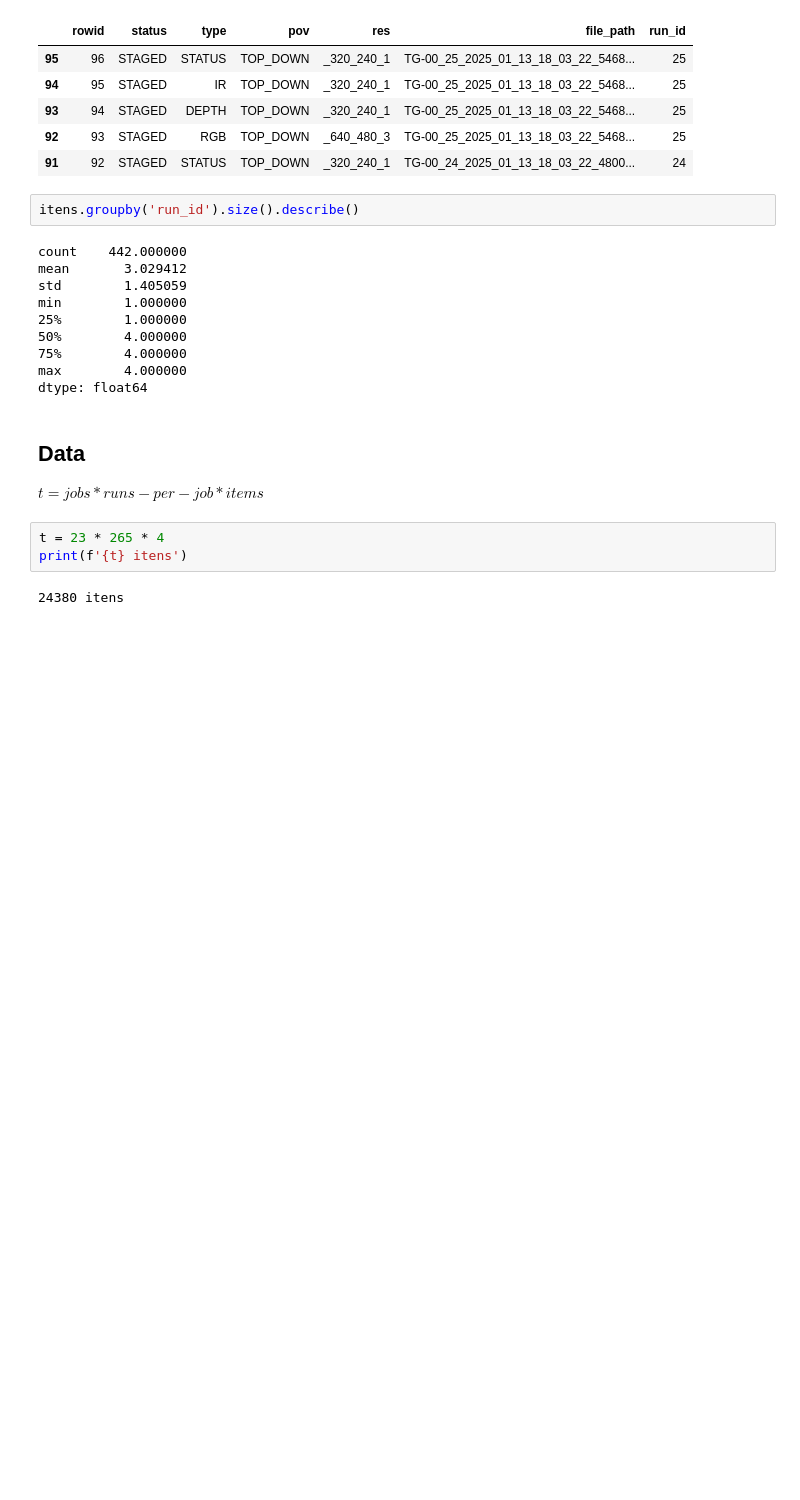
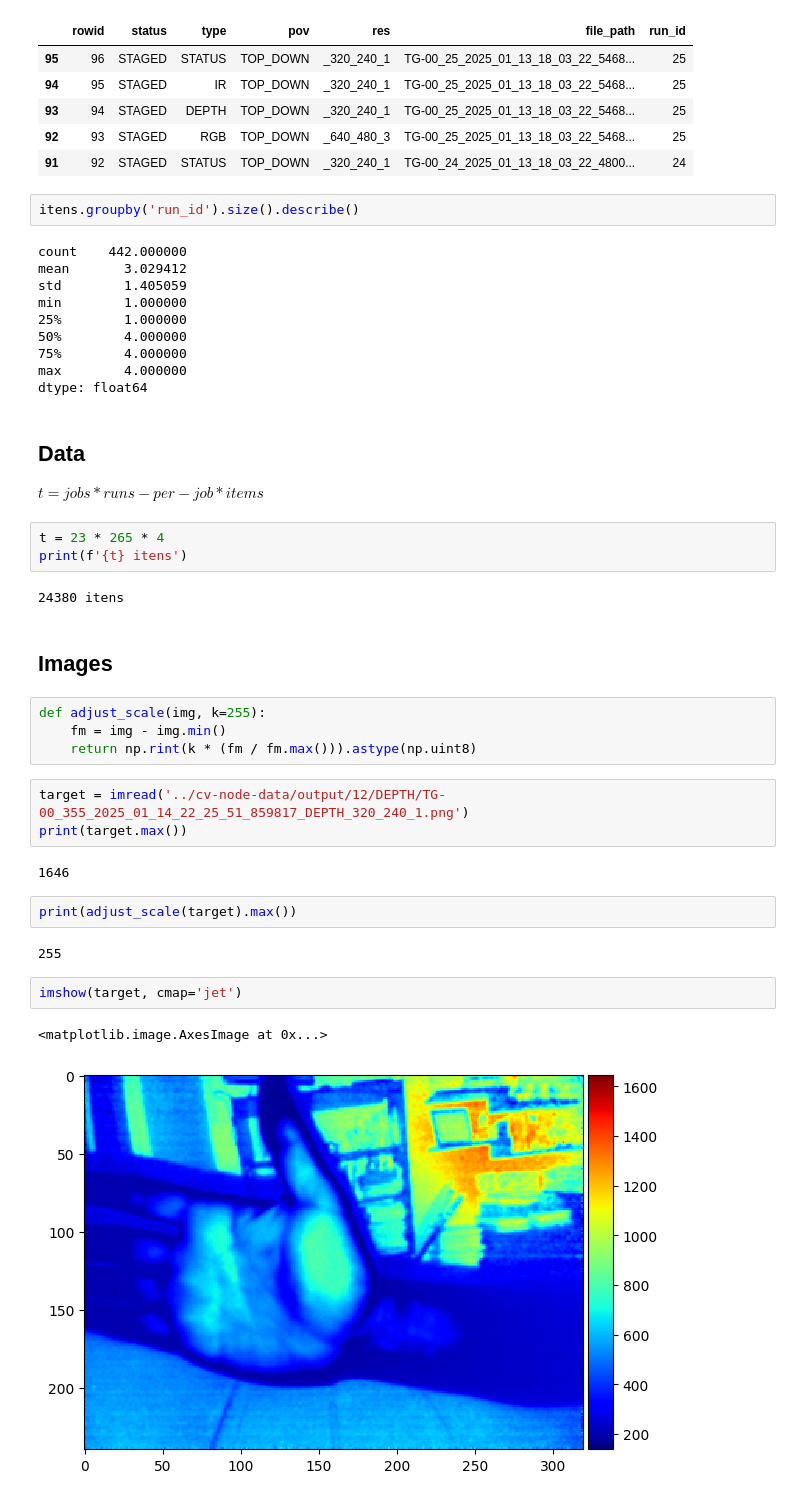
Before and after one commit to ppgzt/cv-node, a Jupyter notebook: analytics/data-analysis.ipynb, the cells around one changed output. Saved outputs shown, nothing was run; the diff lists cells and outputs as text; blank space fills up the shorter version.

```diff
--- a/analytics/data-analysis.ipynb
+++ b/analytics/data-analysis.ipynb
@@ -107,3 +108,23 @@ t = 23 * 265 * 4
 print(f'{t} itens')
 # %% [output]
 24380 itens
+# %% [markdown]
+## Images
+# %%
+def adjust_scale(img, k=255):
+    fm = img - img.min()
+    return np.rint(k * (fm / fm.max())).astype(np.uint8)
+# %%
+target = imread('../cv-node-data/output/12/DEPTH/TG-00_355_2025_01_14_22_25_51_859817_DEPTH_320_240_1.png')
+print(target.max())
+# %% [output]
+1646
+# %%
+print(adjust_scale(target).max())
+# %% [output]
+255
+# %%
+imshow(target, cmap='jet')
+# %% [output]
+<matplotlib.image.AxesImage at 0x...>
+[figure, added]
```
Also changed, not shown: parts of 2 cells of this notebook, 1 other file.
